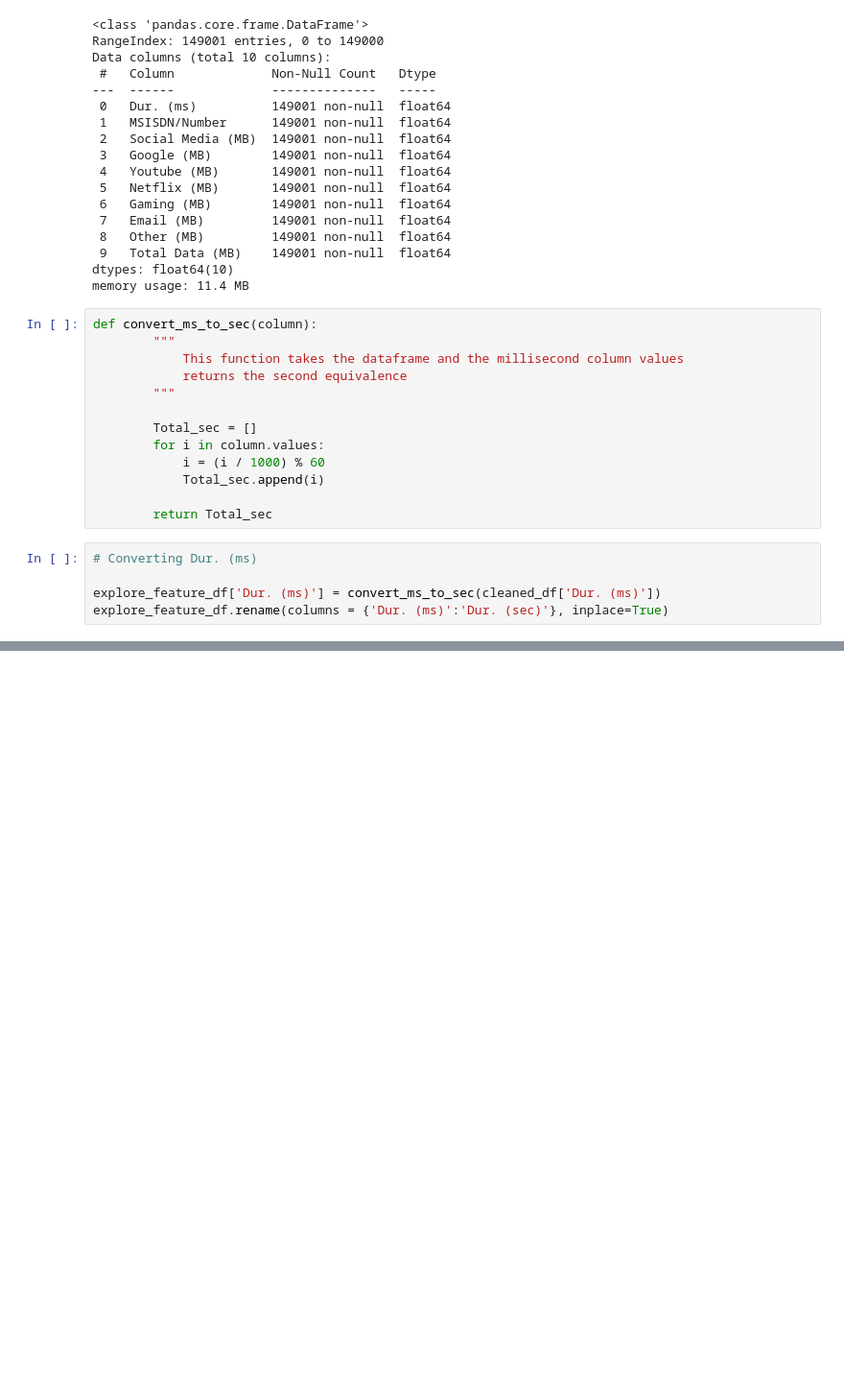
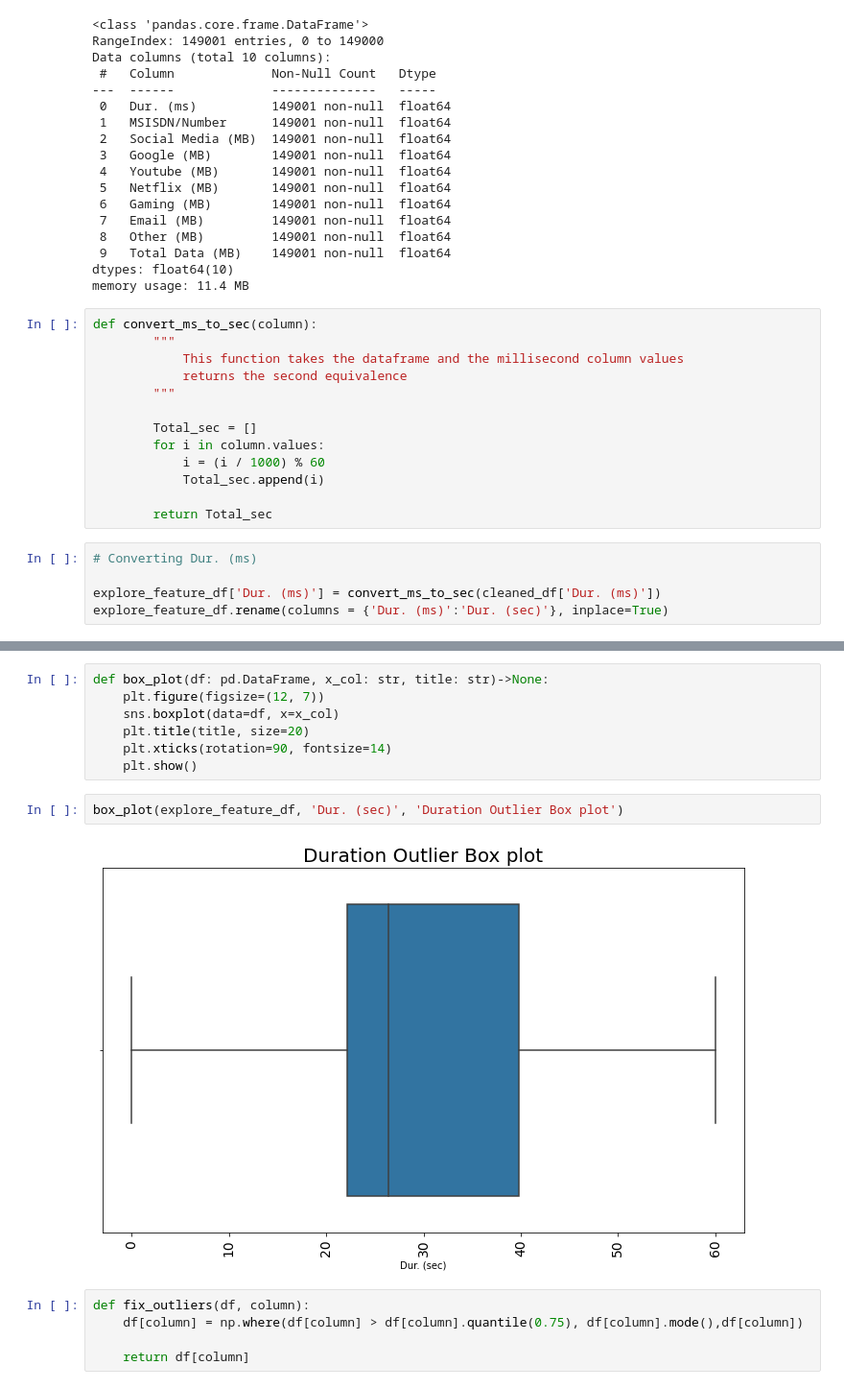
Before and after one commit to yonamg/Telecom-Data-Analysis, a Jupyter notebook: notebook/user_overview_analysis.ipynb, the cells around one changed output, grey strips where cells are left out. Shown at 96% size. Cells and saved outputs as stored; diff of their text form; blank space fills up the shorter version.

```diff
--- a/notebook/user_overview_analysis.ipynb
+++ b/notebook/user_overview_analysis.ipynb
@@ -242,0 +288,16 @@ explore_feature_df.rename(columns = {'Dur. (ms)':'Dur. (sec)'}, inplace=True)
+# %%
+def box_plot(df: pd.DataFrame, x_col: str, title: str)->None:
+    plt.figure(figsize=(12, 7))
+    sns.boxplot(data=df, x=x_col)
+    plt.title(title, size=20)
+    plt.xticks(rotation=90, fontsize=14)
+    plt.show()
+# %%
+box_plot(explore_feature_df, 'Dur. (sec)', 'Duration Outlier Box plot')
+# %% [output]
+[figure, added]
+# %%
+def fix_outliers(df, column):
+    df[column] = np.where(df[column] > df[column].quantile(0.75), df[column].mode(),df[column])
+
+    return df[column]
```
Also changed, not shown: parts of 8 cells of this notebook.
